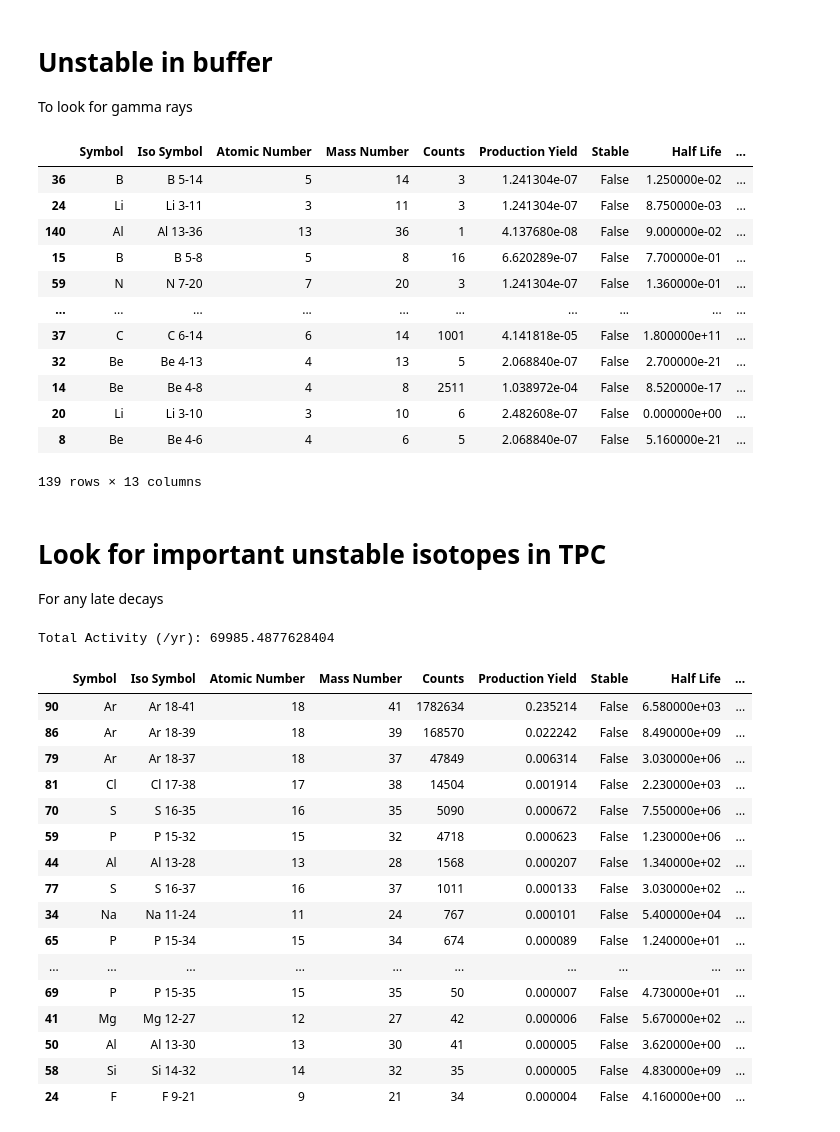
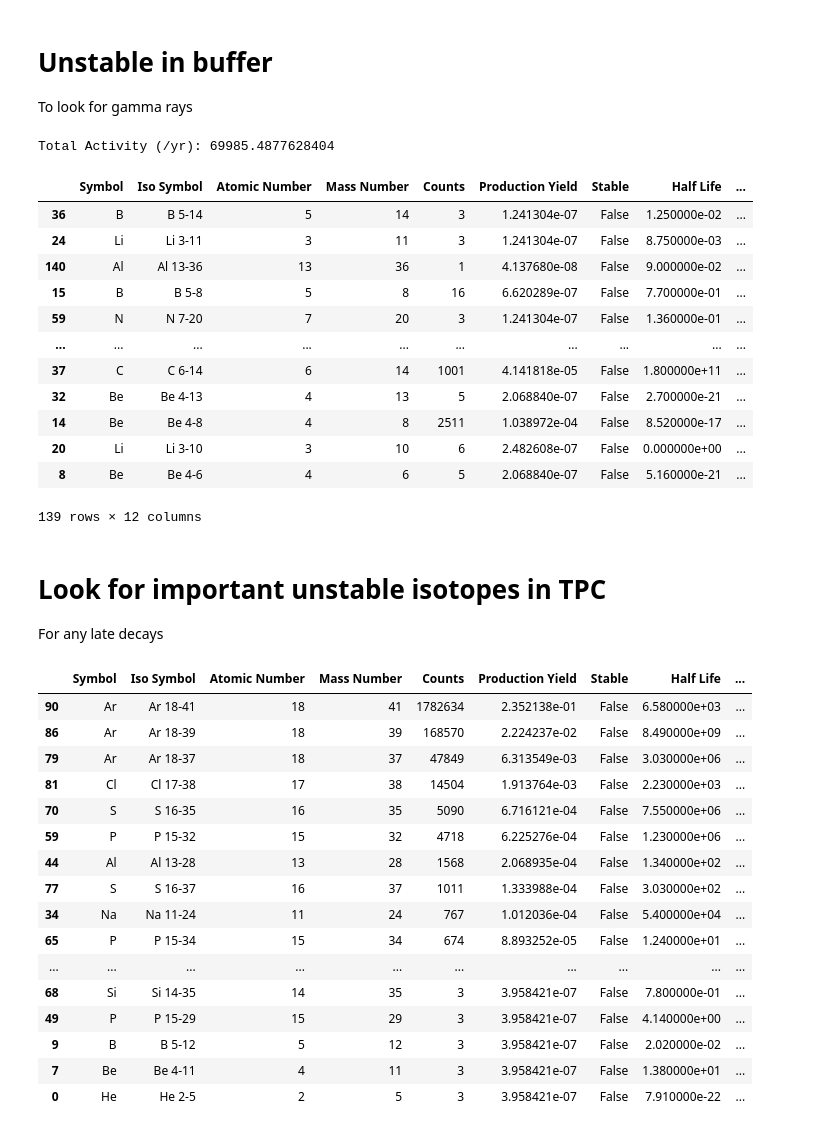
Before and after one commit to TomSB1423/nucleide_data, a Jupyter notebook: vol_counts.ipynb, the cells around one changed output. Saved outputs shown, nothing was run; the diff lists cells and outputs as text; code cells hidden in the pictures.

Commit message:
Added activity

```diff
--- a/vol_counts.ipynb
+++ b/vol_counts.ipynb
@@ -82,8 +83,10 @@ unstable_TPC_delayed = unstable_TPC_delayed[unstable_TPC_delayed["Half Life"] <
 # Unstable in buffer
 To look for gamma rays
 # %%
+print(f"Total Activity (/yr): {unstable_TPC_delayed['Activity (/yr)'].sum()}")
 unstable_buffers.sort_values("Max Q-Value", ascending=False)
 # %% [output]
+Total Activity (/yr): 69985.4877628404
 |  | Symbol | Iso Symbol | Atomic Number | Mass Number | Counts | Production Yield | Stable | Half Life | ... |
 | 36 | B | B 5-14 | 5 | 14 | 3 | 1.241304e-07 | False | 1.250000e-02 | ... |
 | 24 | Li | Li 3-11 | 3 | 11 | 3 | 1.241304e-07 | False | 8.750000e-03 | ... |
@@ -96,29 +99,27 @@ unstable_buffers.sort_values("Max Q-Value", ascending=False)
 | 14 | Be | Be 4-8 | 4 | 8 | 2511 | 1.038972e-04 | False | 8.520000e-17 | ... |
 | 20 | Li | Li 3-10 | 3 | 10 | 6 | 2.482608e-07 | False | 0.000000e+00 | ... |
 | 8 | Be | Be 4-6 | 4 | 6 | 5 | 2.068840e-07 | False | 5.160000e-21 | ... |
-139 rows × 13 columns
+139 rows × 12 columns
 # %% [markdown]
 # Look for important unstable isotopes in TPC
 For any late decays
 # %%
-print(f"Total Activity (/yr): {unstable_TPC_delayed['Activity (/yr)'].sum()}")
-unstable_TPC_delayed[unstable_TPC_delayed["Activity (/yr)"] >= 1].sort_values("Activity (/yr)", ascending=False)
+unstable_TPC_delayed[unstable_TPC_delayed["Activity (/yr)"] >= 0.1].sort_values("Activity (/yr)", ascending=False)
 # %% [output]
-Total Activity (/yr): 69985.4877628404
 |  | Symbol | Iso Symbol | Atomic Number | Mass Number | Counts | Production Yield | Stable | Half Life | ... |
-| 90 | Ar | Ar 18-41 | 18 | 41 | 1782634 | 0.235214 | False | 6.580000e+03 | ... |
-| 86 | Ar | Ar 18-39 | 18 | 39 | 168570 | 0.022242 | False | 8.490000e+09 | ... |
-| 79 | Ar | Ar 18-37 | 18 | 37 | 47849 | 0.006314 | False | 3.030000e+06 | ... |
-| 81 | Cl | Cl 17-38 | 17 | 38 | 14504 | 0.001914 | False | 2.230000e+03 | ... |
-| 70 | S | S 16-35 | 16 | 35 | 5090 | 0.000672 | False | 7.550000e+06 | ... |
-| 59 | P | P 15-32 | 15 | 32 | 4718 | 0.000623 | False | 1.230000e+06 | ... |
-| 44 | Al | Al 13-28 | 13 | 28 | 1568 | 0.000207 | False | 1.340000e+02 | ... |
-| 77 | S | S 16-37 | 16 | 37 | 1011 | 0.000133 | False | 3.030000e+02 | ... |
-| 34 | Na | Na 11-24 | 11 | 24 | 767 | 0.000101 | False | 5.400000e+04 | ... |
-| 65 | P | P 15-34 | 15 | 34 | 674 | 0.000089 | False | 1.240000e+01 | ... |
+| 90 | Ar | Ar 18-41 | 18 | 41 | 1782634 | 2.352138e-01 | False | 6.580000e+03 | ... |
+| 86 | Ar | Ar 18-39 | 18 | 39 | 168570 | 2.224237e-02 | False | 8.490000e+09 | ... |
+| 79 | Ar | Ar 18-37 | 18 | 37 | 47849 | 6.313549e-03 | False | 3.030000e+06 | ... |
+| 81 | Cl | Cl 17-38 | 17 | 38 | 14504 | 1.913764e-03 | False | 2.230000e+03 | ... |
+| 70 | S | S 16-35 | 16 | 35 | 5090 | 6.716121e-04 | False | 7.550000e+06 | ... |
+| 59 | P | P 15-32 | 15 | 32 | 4718 | 6.225276e-04 | False | 1.230000e+06 | ... |
+| 44 | Al | Al 13-28 | 13 | 28 | 1568 | 2.068935e-04 | False | 1.340000e+02 | ... |
+| 77 | S | S 16-37 | 16 | 37 | 1011 | 1.333988e-04 | False | 3.030000e+02 | ... |
+| 34 | Na | Na 11-24 | 11 | 24 | 767 | 1.012036e-04 | False | 5.400000e+04 | ... |
+| 65 | P | P 15-34 | 15 | 34 | 674 | 8.893252e-05 | False | 1.240000e+01 | ... |
 | ... | ... | ... | ... | ... | ... | ... | ... | ... | ... |
-| 69 | P | P 15-35 | 15 | 35 | 50 | 0.000007 | False | 4.730000e+01 | ... |
-| 41 | Mg | Mg 12-27 | 12 | 27 | 42 | 0.000006 | False | 5.670000e+02 | ... |
-| 50 | Al | Al 13-30 | 13 | 30 | 41 | 0.000005 | False | 3.620000e+00 | ... |
-| 58 | Si | Si 14-32 | 14 | 32 | 35 | 0.000005 | False | 4.830000e+09 | ... |
-| 24 | F | F 9-21 | 9 | 21 | 34 | 0.000004 | False | 4.160000e+00 | ... |
+| 68 | Si | Si 14-35 | 14 | 35 | 3 | 3.958421e-07 | False | 7.800000e-01 | ... |
+| 49 | P | P 15-29 | 15 | 29 | 3 | 3.958421e-07 | False | 4.140000e+00 | ... |
+| 9 | B | B 5-12 | 5 | 12 | 3 | 3.958421e-07 | False | 2.020000e-02 | ... |
+| 7 | Be | Be 4-11 | 4 | 11 | 3 | 3.958421e-07 | False | 1.380000e+01 | ... |
+| 0 | He | He 2-5 | 2 | 5 | 3 | 3.958421e-07 | False | 7.910000e-22 | ... |
```
Also changed, not shown: parts of 1 cell of this notebook.
